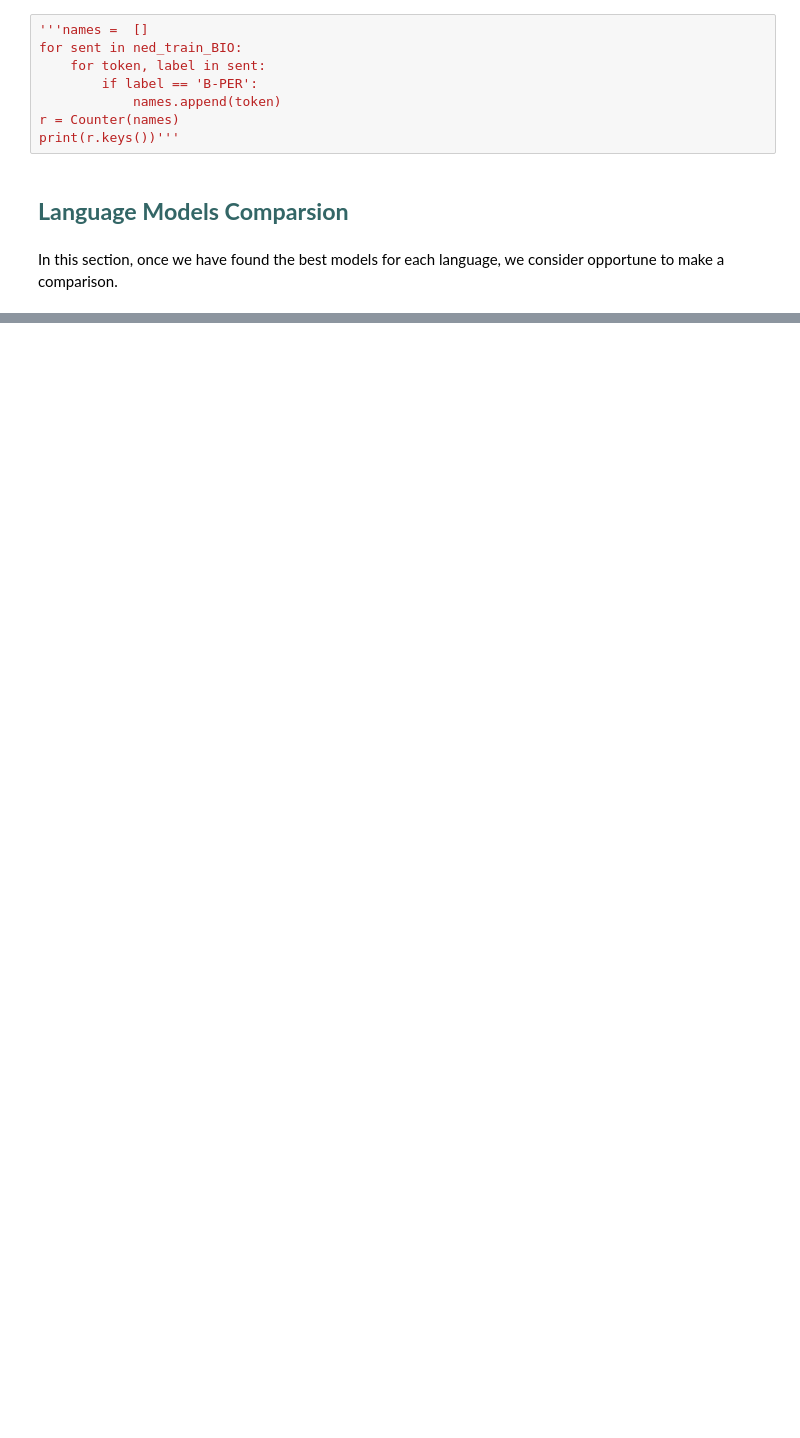
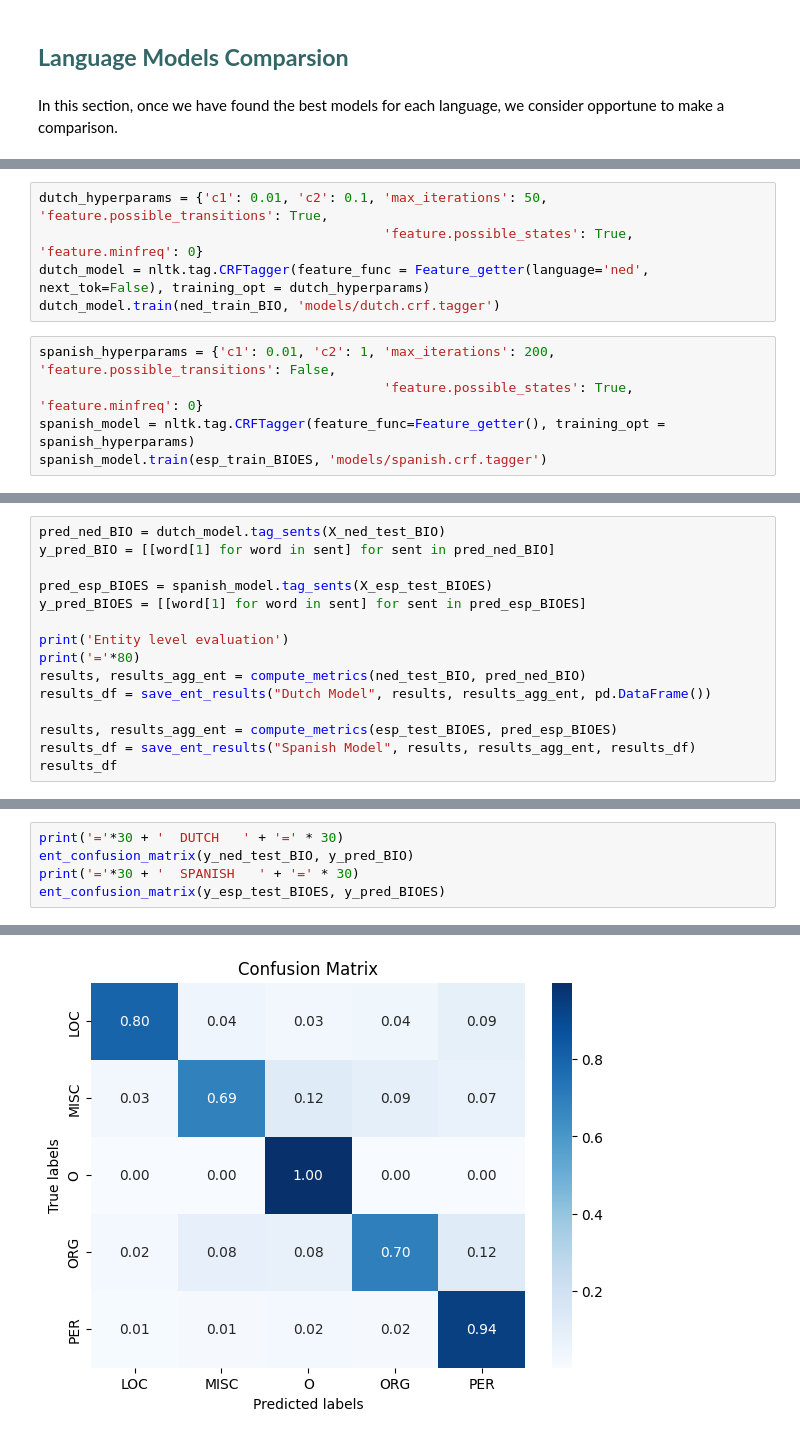
Before and after one commit to jordigb4/NER_crf, a Jupyter notebook: test.ipynb, the cells around one changed output, grey strips where cells are left out. Cells and saved outputs as stored; diff of their text form; blank space fills up the shorter version.

```diff
--- a/test.ipynb
+++ b/test.ipynb
@@ -489,11 +475,3 @@ Entity level evaluation
-# %%
-'''names =  []
-for sent in ned_train_BIO:
-    for token, label in sent:
-        if label == 'B-PER':
-            names.append(token)
-r = Counter(names)
-print(r.keys())'''
 # %% [markdown]
 ## <span style="font-family:Courier New; color:#336666">**Language Models Comparsion**</span>
 # %% [markdown]
@@ -520,0 +479,10 @@ pred_esp_BIO
+# %%
+dutch_hyperparams = {'c1': 0.01, 'c2': 0.1, 'max_iterations': 50, 'feature.possible_transitions': True,
+                                            'feature.possible_states': True, 'feature.minfreq': 0}
+dutch_model = nltk.tag.CRFTagger(feature_func = Feature_getter(language='ned', next_tok=False), training_opt = dutch_hyperparams)
+dutch_model.train(ned_train_BIO, 'models/dutch.crf.tagger')
+# %%
+spanish_hyperparams = {'c1': 0.01, 'c2': 1, 'max_iterations': 200, 'feature.possible_transitions': False,
+                                            'feature.possible_states': True, 'feature.minfreq': 0}
+spanish_model = nltk.tag.CRFTagger(feature_func=Feature_getter(), training_opt = spanish_hyperparams)
+spanish_model.train(esp_train_BIOES, 'models/spanish.crf.tagger')
@@ -520,0 +519,15 @@ pred_esp_BIO
+# %%
+pred_ned_BIO = dutch_model.tag_sents(X_ned_test_BIO)
+y_pred_BIO = [[word[1] for word in sent] for sent in pred_ned_BIO]
+
+pred_esp_BIOES = spanish_model.tag_sents(X_esp_test_BIOES)
+y_pred_BIOES = [[word[1] for word in sent] for sent in pred_esp_BIOES]
+
+print('Entity level evaluation')
+print('='*80)
+results, results_agg_ent = compute_metrics(ned_test_BIO, pred_ned_BIO)
+results_df = save_ent_results("Dutch Model", results, results_agg_ent, pd.DataFrame())
+
+results, results_agg_ent = compute_metrics(esp_test_BIOES, pred_esp_BIOES)
+results_df = save_ent_results("Spanish Model", results, results_agg_ent, results_df)
+results_df
@@ -520,0 +540,6 @@ pred_esp_BIO
+# %%
+print('='*30 + '  DUTCH   ' + '=' * 30)
+ent_confusion_matrix(y_ned_test_BIO, y_pred_BIO)
+print('='*30 + '  SPANISH   ' + '=' * 30)
+ent_confusion_matrix(y_esp_test_BIOES, y_pred_BIOES)
+# %% [output]
@@ -520,0 +547 @@ pred_esp_BIO
+[figure, added]
```
Also changed, not shown: parts of 11 cells of this notebook, 19 other files.
